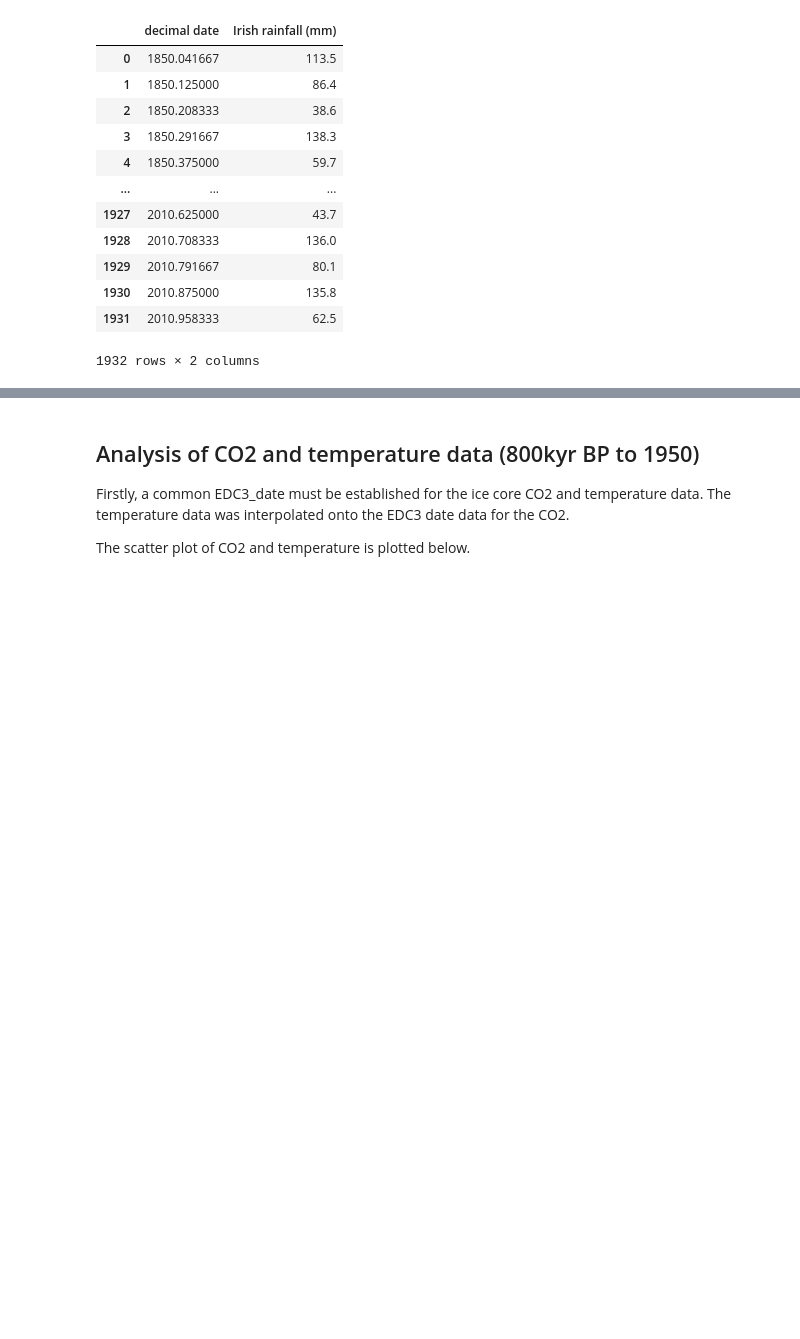
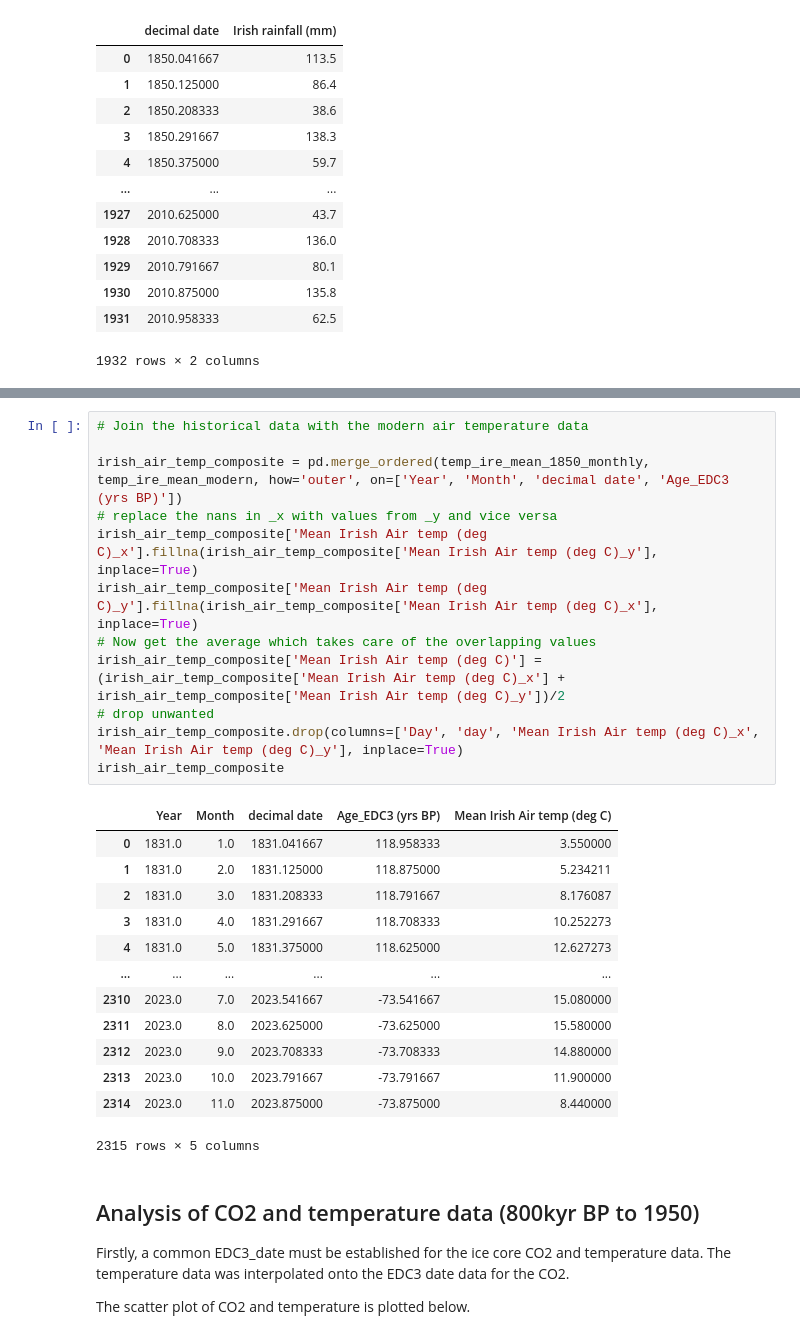
Before and after one commit to Eilis9/PfDA_Project2, a Jupyter notebook: analysis.ipynb, the cells around one changed output, grey strips where cells are left out. Saved outputs shown, nothing was run; the diff lists cells and outputs as text; blank space fills up the shorter version.

```diff
--- a/analysis.ipynb
+++ b/analysis.ipynb
@@ -422,3 +498,29 @@ C:\Users\eilis.donohue\OneDrive - Wood PLC\my_projects\Python_projects\course\Pf
+# %%
+# Join the historical data with the modern air temperature data
+
+irish_air_temp_composite = pd.merge_ordered(temp_ire_mean_1850_monthly, temp_ire_mean_modern, how='outer', on=['Year', 'Month', 'decimal date', 'Age_EDC3 (yrs BP)'])
+# replace the nans in _x with values from _y and vice versa
+irish_air_temp_composite['Mean Irish Air temp (deg C)_x'].fillna(irish_air_temp_composite['Mean Irish Air temp (deg C)_y'], inplace=True)
+irish_air_temp_composite['Mean Irish Air temp (deg C)_y'].fillna(irish_air_temp_composite['Mean Irish Air temp (deg C)_x'], inplace=True)
+# Now get the average which takes care of the overlapping values
+irish_air_temp_composite['Mean Irish Air temp (deg C)'] = (irish_air_temp_composite['Mean Irish Air temp (deg C)_x'] + irish_air_temp_composite['Mean Irish Air temp (deg C)_y'])/2
+# drop unwanted
+irish_air_temp_composite.drop(columns=['Day', 'day', 'Mean Irish Air temp (deg C)_x', 'Mean Irish Air temp (deg C)_y'], inplace=True)
+irish_air_temp_composite
+# %% [output]
+|  | Year | Month | decimal date | Age_EDC3 (yrs BP) | Mean Irish Air temp (deg C) |
+| 0 | 1831.0 | 1.0 | 1831.041667 | 118.958333 | 3.550000 |
+| 1 | 1831.0 | 2.0 | 1831.125000 | 118.875000 | 5.234211 |
+| 2 | 1831.0 | 3.0 | 1831.208333 | 118.791667 | 8.176087 |
+| 3 | 1831.0 | 4.0 | 1831.291667 | 118.708333 | 10.252273 |
+| 4 | 1831.0 | 5.0 | 1831.375000 | 118.625000 | 12.627273 |
+| ... | ... | ... | ... | ... | ... |
+| 2310 | 2023.0 | 7.0 | 2023.541667 | -73.541667 | 15.080000 |
+| 2311 | 2023.0 | 8.0 | 2023.625000 | -73.625000 | 15.580000 |
+| 2312 | 2023.0 | 9.0 | 2023.708333 | -73.708333 | 14.880000 |
+| 2313 | 2023.0 | 10.0 | 2023.791667 | -73.791667 | 11.900000 |
+| 2314 | 2023.0 | 11.0 | 2023.875000 | -73.875000 | 8.440000 |
+2315 rows × 5 columns
 # %% [markdown]
 ## Analysis of CO2 and temperature data (800kyr BP to 1950)
 
```
Also changed, not shown: parts of 7 cells of this notebook, 6 other files.
